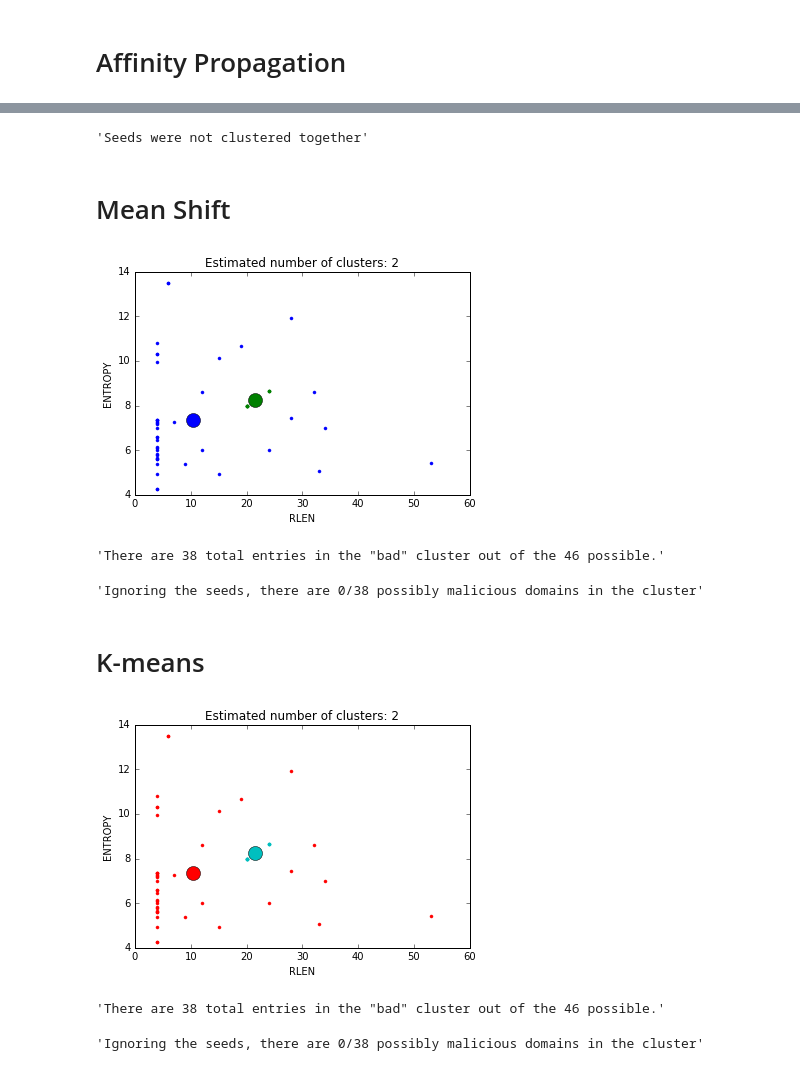
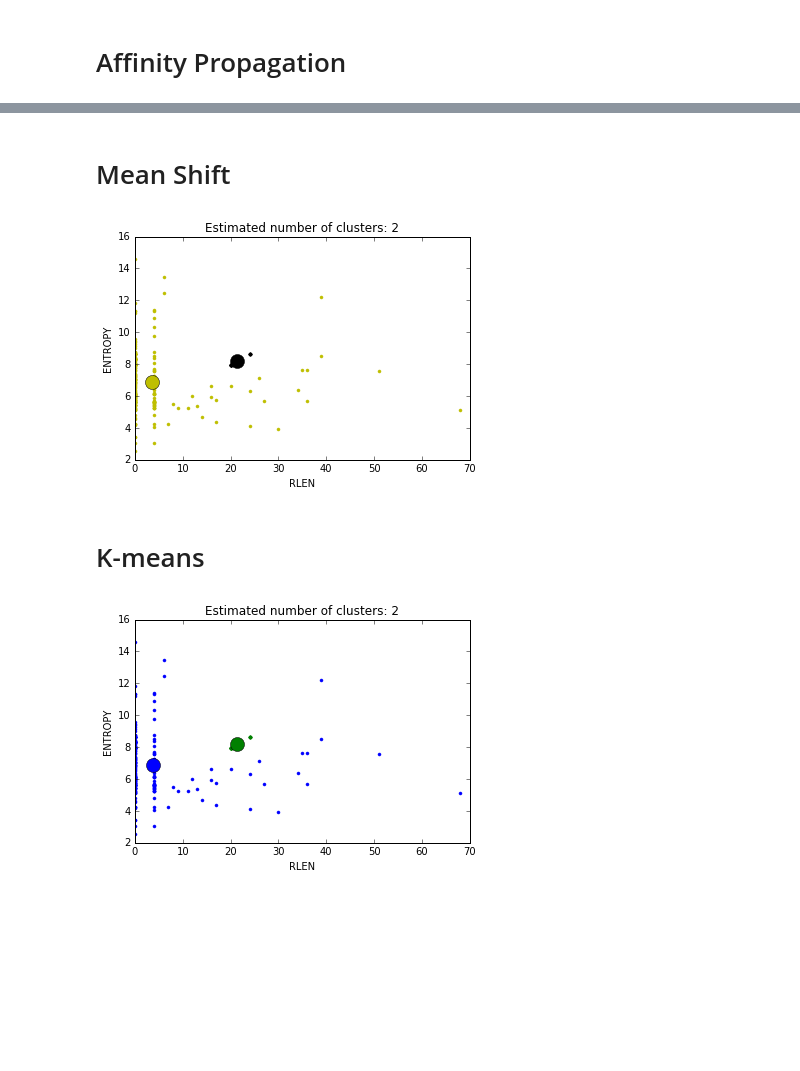
Before and after one commit to ThaWeatherman/capstone_code, a Jupyter notebook: experiment/notebooks/ML.ipynb, the cells around one changed output, grey strips where cells are left out. Saved outputs shown, nothing was run; the diff lists cells and outputs as text; code cells hidden in the pictures; blank space fills up the shorter version.

```diff
--- a/experiment/notebooks/ML.ipynb
+++ b/experiment/notebooks/ML.ipynb
@@ -25,10 +25,10 @@ with open(map_file) as f:
 # %%
 # window size is 50, so use 46 real and seed with 4
 def generate_random_sample():
-    df_sample = np.random.choice(df.index.values, 46)
+    df_sample = np.random.choice(df.index.values, 240)
     s1 = df.ix[df_sample]
     ar = np.array(s1)
-    anchor_sample = np.random.choice(anchor.index.values, 4)
+    anchor_sample = np.random.choice(anchor.index.values, 10)
     s2 = anchor.ix[anchor_sample]
     ar = np.concatenate((ar, np.array(s2)), axis=0)
     return (ar, s1, s2)
@@ -82,8 +82,8 @@ plt.clf()
 for k, col in zip(range(n_clusters_), colors):
     class_members = labels == k
     cluster_center = ar[cluster_centers_indices[k]]
-    plt.plot(ar[class_members, 7], ar[class_members, 14], col + '.')
-    plt.plot(cluster_center[7], cluster_center[14], 'o', markerfacecolor=col,
+    plt.plot(ar[class_members, 8], ar[class_members, 15], col + '.')
+    plt.plot(cluster_center[8], cluster_center[15], 'o', markerfacecolor=col,
              markeredgecolor='k', markersize=14)
     for x in ar[class_members]:
         plt.plot([cluster_center[0], x[0]], [cluster_center[1], x[1]], col)
@@ -99,8 +99,6 @@ try:
     determine_accuracy(ar, s1, s2, labels)
 except Exception as e:
     display(str(e))
-# %% [output]
-'Seeds were not clustered together'
 # %% [markdown]
 # Mean Shift
 # %%
@@ -123,23 +121,20 @@ plt.clf()
 for k, col in zip(range(n_clusters_), colors):
     my_members = labels == k
     cluster_center = cluster_centers[k]
-    plt.plot(ar[my_members, 7], ar[my_members, 14], col + '.')
-    plt.plot(cluster_center[7], cluster_center[14], 'o', markerfacecolor=col,
+    plt.plot(ar[my_members, 8], ar[my_members, 15], col + '.')
+    plt.plot(cluster_center[8], cluster_center[15], 'o', markerfacecolor=col,
              markeredgecolor='k', markersize=14)
 plt.title('Estimated number of clusters: %d' % n_clusters_)
 plt.xlabel('RLEN')
 plt.ylabel('ENTROPY')
 plt.show()
 # %% [output]
-[figure, old version]
+[figure, new version]
 # %%
 try:
     determine_accuracy(ar, s1, s2, labels)
 except Exception as e:
     display(str(e))
-# %% [output]
-'There are 38 total entries in the "bad" cluster out of the 46 possible.'
-'Ignoring the seeds, there are 0/38 possibly malicious domains in the cluster'
 # %% [markdown]
 # K-means
 # %%
@@ -154,21 +149,18 @@ n_clusters_ = len(labels_unique)
 # %%
 for k, col in zip(range(n_clusters_), colors):
     my_members = labels == k
     cluster_center = cluster_centers[k]
-    plt.plot(ar[my_members, 7], ar[my_members, 14], col + '.')
-    plt.plot(cluster_center[7], cluster_center[14], 'o', markerfacecolor=col,
+    plt.plot(ar[my_members, 8], ar[my_members, 15], col + '.')
+    plt.plot(cluster_center[8], cluster_center[15], 'o', markerfacecolor=col,
              markeredgecolor='k', markersize=14)
 plt.title('Estimated number of clusters: %d' % n_clusters_)
 plt.xlabel('RLEN')
 plt.ylabel('ENTROPY')
 plt.show()
 # %% [output]
-[figure, old version]
+[figure, new version]
 # %%
 try:
     determine_accuracy(ar, s1, s2, labels)
 except Exception as e:
     display(str(e))
-# %% [output]
-'There are 38 total entries in the "bad" cluster out of the 46 possible.'
-'Ignoring the seeds, there are 0/38 possibly malicious domains in the cluster'
```
Also changed, not shown: parts of 2 cells of this notebook, 7 other files.
